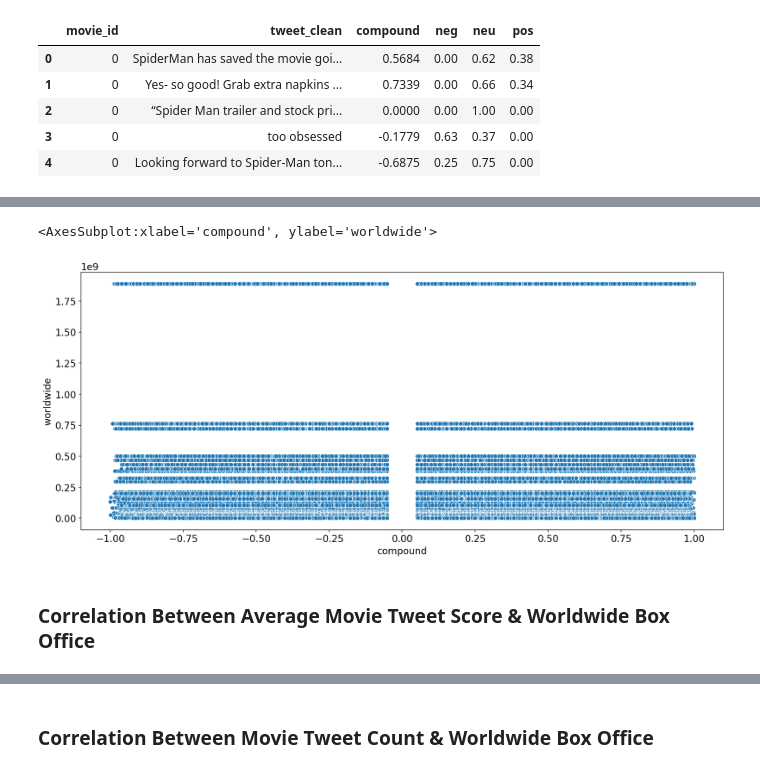
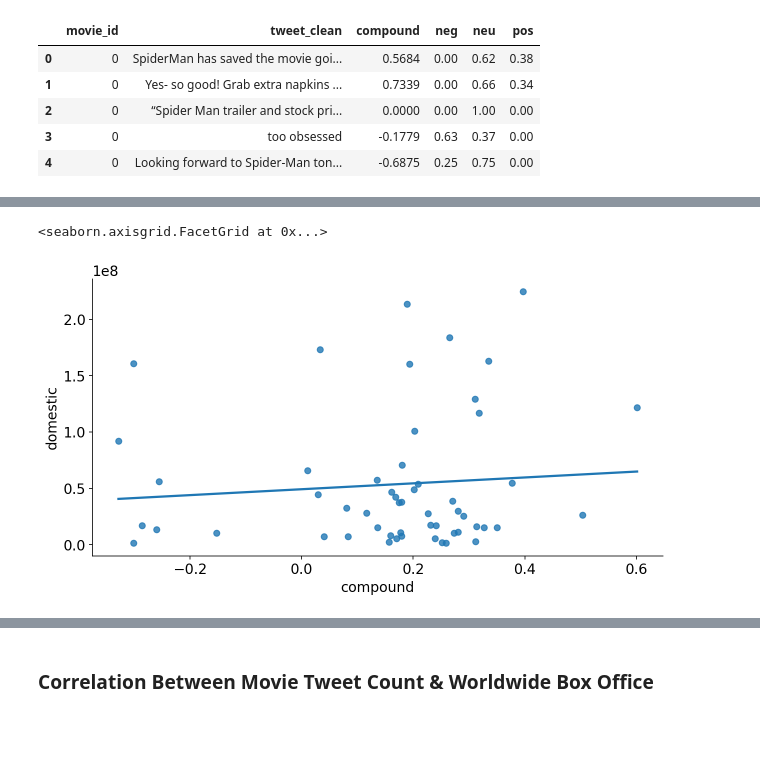
Before and after one commit to mabdilahCSE/Sentiment-Analysis, a Jupyter notebook: sentiment_analysis.ipynb, the cells around one changed output, grey strips where cells are left out. Cells and saved outputs as stored; diff of their text form; code cells hidden in the pictures; blank space fills up the shorter version.

```diff
--- a/sentiment_analysis.ipynb
+++ b/sentiment_analysis.ipynb
@@ -202,0 +173,6 @@ correlation_df.head()
+# %%
+# get number of tweets per movie
+count_sentiment_df = grouped.count()
+movie_aggregate_df = mean_sentiment_df.merge(count_sentiment_df['tweet_clean'], left_index=True, right_on='movie_id')
+movie_aggregate_df.columns = ['compound_mean', 'neg_mean', 'neu_mean', 'pos_mean', 'num_tweets']
+movie_aggregate_df.head(10)
@@ -202,0 +192,4 @@ correlation_df.head()
+# %%
+# join with box office
+joined_df = movie_aggregate_df.merge(movies_df, left_on='movie_id', right_index=True)
+joined_df.head(10)
@@ -202,0 +232,14 @@ correlation_df.head()
+# %%
+# To remove low count tweets for correlation, we will use movies with 1000
+full_joined_df = joined_df
+joined_df = joined_df[joined_df['num_tweets'] > 1000]
+
+# Remove spider man
+joined_df = joined_df[joined_df['num_tweets'] < 100000]
+print(joined_df.shape)
+print(joined_df.head())
+
+sorted_count_df = joined_df.sort_values(by='num_tweets', ascending=True)
+sorted_count_plot = sns.barplot(data=sorted_count_df, y='num_tweets', x='movie')
+for item in sorted_count_plot.get_xticklabels():
+    item.set_rotation(90)
@@ -204,4 +270,8 @@ correlation_df.head()
 def std_cash(string):
     string = string.replace('$','').replace(',','')
     return float(string)
-correlation_df['worldwide'] = correlation_df['worldwide'].apply(std_cash)
+
+correlation_df = pd.DataFrame()
+correlation_df['compound'] = joined_df['compound_mean']
+correlation_df['domestic'] = joined_df['domestic'].apply(std_cash)
+correlation_df.head()
@@ -208,7 +286,5 @@ correlation_df['worldwide'] = correlation_df['worldwide'].apply(std_cash)
 # %%
-sns.scatterplot(x='compound', y='worldwide', data=correlation_df)
+sns.lmplot(x='compound', y='domestic', data=correlation_df, ci=None, aspect=1.8)
 # %% [output]
-<AxesSubplot:xlabel='compound', ylabel='worldwide'>
+<seaborn.axisgrid.FacetGrid at 0x...>
-[figure, old version]
+[figure, new version]
-# %% [markdown]
-### Correlation Between Average Movie Tweet Score & Worldwide Box Office
```
Also changed, not shown: parts of 39 cells of this notebook.
